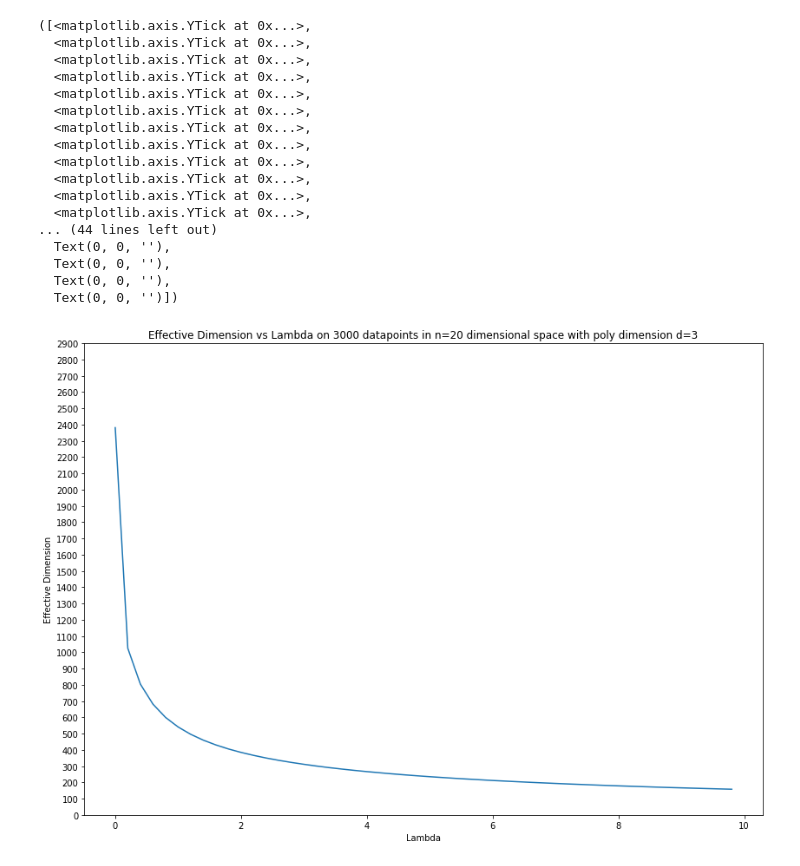
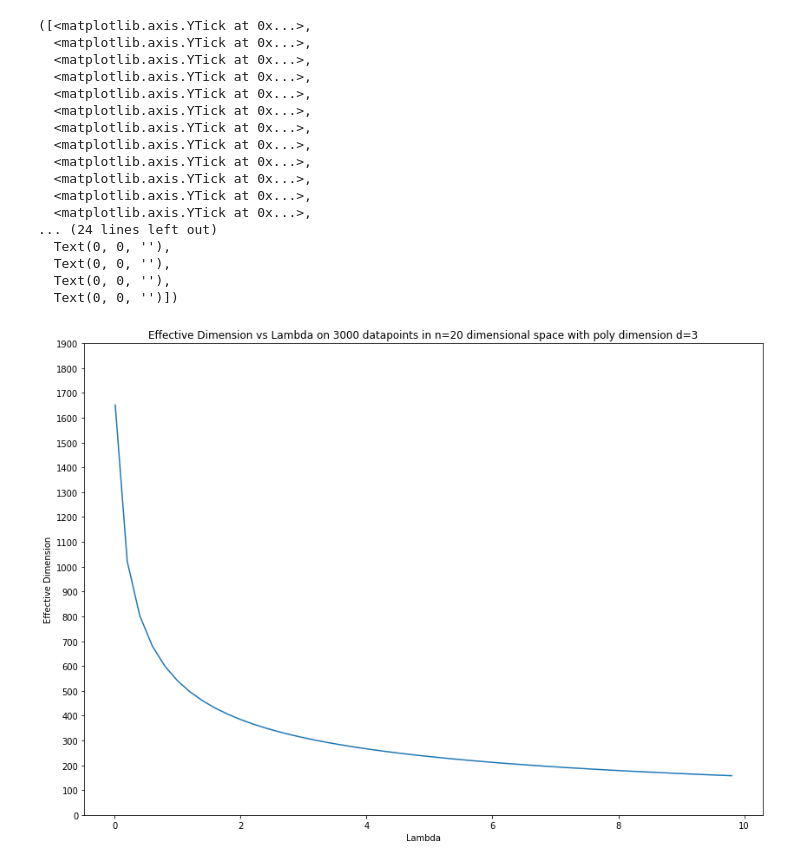
Before and after one commit to thomasthechen/rl-offline-data, a Jupyter notebook: Effective Matrix Dimension.ipynb, the cells around one changed output. Cells and saved outputs as stored; diff of their text form; code cells hidden in the pictures.

Commit message:
changed: plots' ranges

```diff
--- a/Effective Matrix Dimension.ipynb
+++ b/Effective Matrix Dimension.ipynb
@@ -76,34 +76,34 @@ for lambd in lambda_range:
 # %%
-lambda_range = np.arange(50) * 0.2
+lambda_range = np.concatenate((np.array([0.01]), np.arange(1, 50) * 0.2))
 effective_dims = []
 for lambd in lambda_range:
     # compute the effective dimension
     cov = phi @ phi.T
     d_eff = np.trace(cov @ (np.linalg.inv(cov + lambd * np.identity(t))))
     effective_dims.append(d_eff)
 
 plt.figure(figsize=(14,10))
 plt.plot(lambda_range, effective_dims)
 plt.title('Effective Dimension vs Lambda on 3000 datapoints in n=20 dimensional space with poly dimension d=3')
 plt.xlabel('Lambda')
 plt.ylabel('Effective Dimension')
-plt.yticks(range(0, 3000, 100))
+plt.yticks(range(0, 2000, 100))
 # %% [output]
 ([<matplotlib.axis.YTick at 0x...>,
   <matplotlib.axis.YTick at 0x...>,
   <matplotlib.axis.YTick at 0x...>,
   <matplotlib.axis.YTick at 0x...>,
   <matplotlib.axis.YTick at 0x...>,
   <matplotlib.axis.YTick at 0x...>,
   <matplotlib.axis.YTick at 0x...>,
   <matplotlib.axis.YTick at 0x...>,
   <matplotlib.axis.YTick at 0x...>,
   <matplotlib.axis.YTick at 0x...>,
   <matplotlib.axis.YTick at 0x...>,
   <matplotlib.axis.YTick at 0x...>,
-... (44 lines left out)
+... (24 lines left out)
   Text(0, 0, ''),
   Text(0, 0, ''),
   Text(0, 0, ''),
   Text(0, 0, '')])
-[figure, old version]
+[figure, new version]
```
Also changed, not shown: parts of 2 cells of this notebook.
